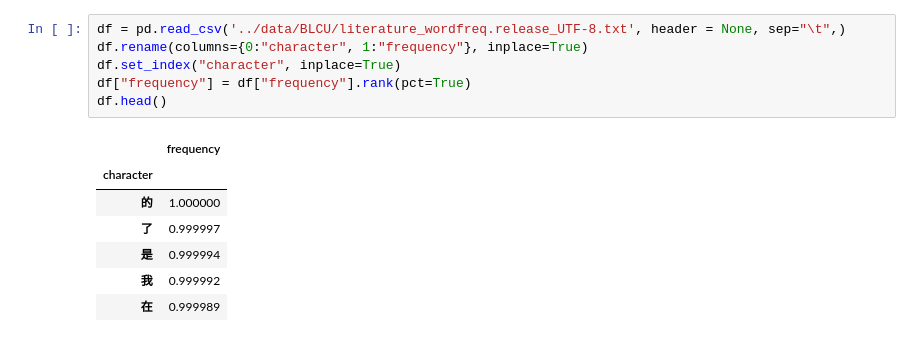
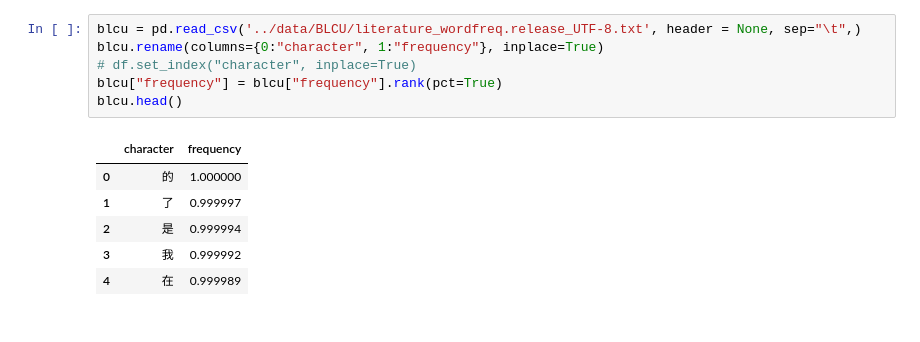
Before and after one commit to brianjohnson555/text_simplification, a Jupyter notebook: src/workspace.ipynb, the cells around one changed output. Cells and saved outputs as stored; diff of their text form.

Commit message:
LS full pipeline with NER, candidate comparison, new similarity_dict data

```diff
--- a/src/workspace.ipynb
+++ b/src/workspace.ipynb
@@ -9,14 +141,13 @@ import torch
 # %%
-df = pd.read_csv('../data/BLCU/literature_wordfreq.release_UTF-8.txt', header = None, sep="\t",)
-df.rename(columns={0:"character", 1:"frequency"}, inplace=True)
-df.set_index("character", inplace=True)
-df["frequency"] = df["frequency"].rank(pct=True)
-df.head()
+blcu = pd.read_csv('../data/BLCU/literature_wordfreq.release_UTF-8.txt', header = None, sep="\t",)
+blcu.rename(columns={0:"character", 1:"frequency"}, inplace=True)
+# df.set_index("character", inplace=True)
+blcu["frequency"] = blcu["frequency"].rank(pct=True)
+blcu.head()
 # %% [output]
-|  | frequency |
-| character |  |
-| 的 | 1.000000 |
-| 了 | 0.999997 |
-| 是 | 0.999994 |
-| 我 | 0.999992 |
-| 在 | 0.999989 |
+|  | character | frequency |
+| 0 | 的 | 1.000000 |
+| 1 | 了 | 0.999997 |
+| 2 | 是 | 0.999994 |
+| 3 | 我 | 0.999992 |
+| 4 | 在 | 0.999989 |
```
Also changed, not shown: parts of 22 cells of this notebook, 6 other files.
